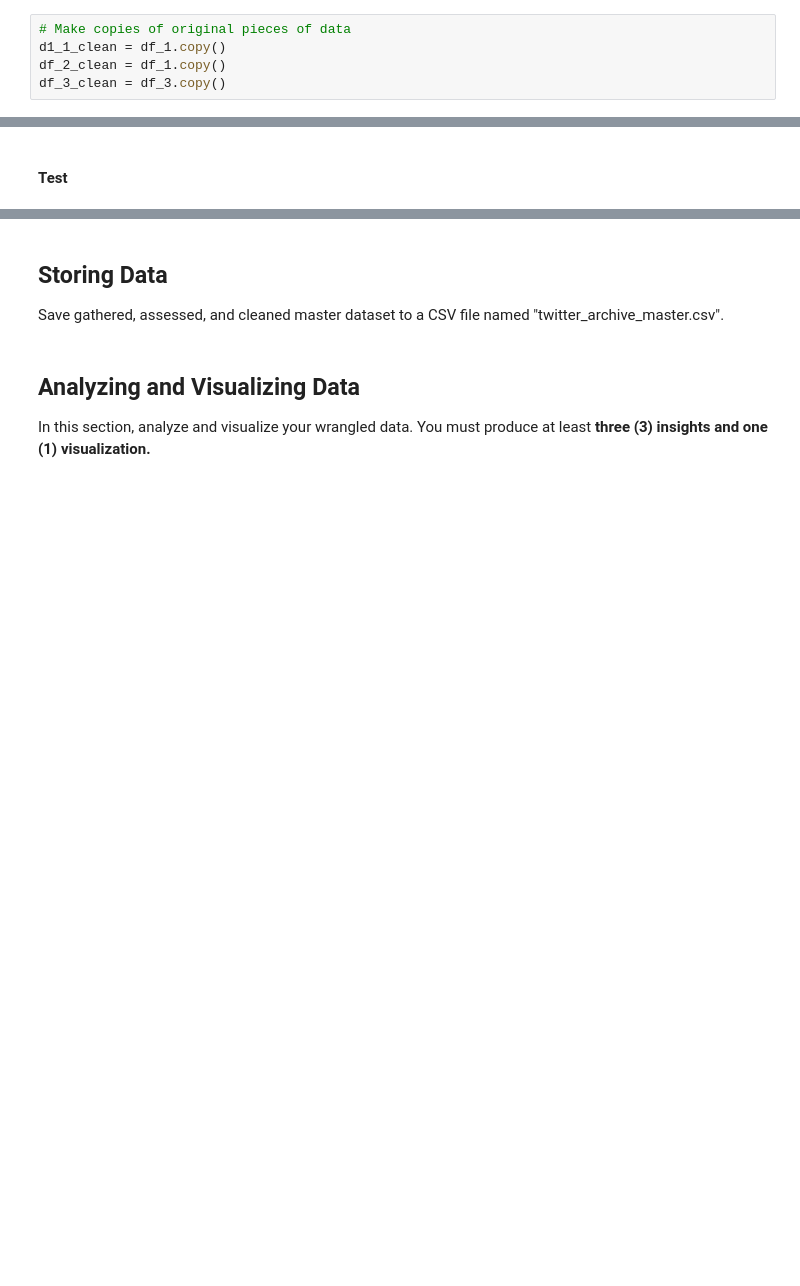
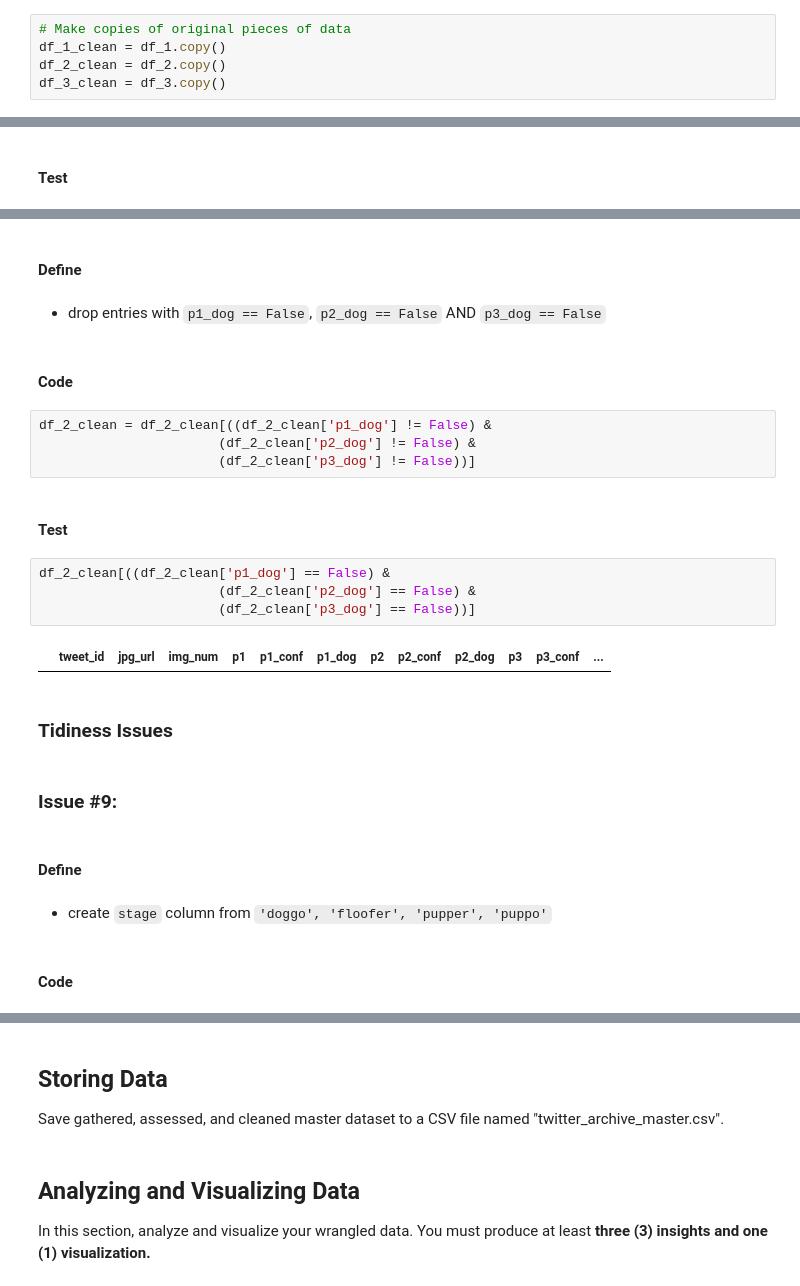
Before and after one commit to Reganmatics/Udacity_WeRateDogs_project, a Jupyter notebook: wrangle_act.ipynb, the cells around one changed output, grey strips where cells are left out. Saved outputs shown, nothing was run; the diff lists cells and outputs as text; blank space fills up the shorter version.

```diff
--- a/wrangle_act.ipynb
+++ b/wrangle_act.ipynb
@@ -423,6 +455,6 @@ In this section, clean **all** of the issues you documented while assessing.
 **Note:** Make a copy of the original data before cleaning. Cleaning includes merging individual pieces of data according to the rules of [tidy data](https://cran.r-project.org/web/packages/tidyr/vignettes/tidy-data.html). The result should be a high-quality and tidy master pandas DataFrame (or DataFrames, if appropriate).
 # %%
 # Make copies of original pieces of data
-d1_1_clean = df_1.copy()
-df_2_clean = df_1.copy()
+df_1_clean = df_1.copy()
+df_2_clean = df_2.copy()
 df_3_clean = df_3.copy()
@@ -444,0 +652,28 @@ df_3_clean = df_3.copy()
+# %% [markdown]
+#### Define
+# %% [markdown]
+- drop entries with `p1_dog == False`, `p2_dog == False` AND `p3_dog == False`
+# %% [markdown]
+#### Code
+# %%
+df_2_clean = df_2_clean[((df_2_clean['p1_dog'] != False) &
+                       (df_2_clean['p2_dog'] != False) &
+                       (df_2_clean['p3_dog'] != False))]
+# %% [markdown]
+#### Test
+# %%
+df_2_clean[((df_2_clean['p1_dog'] == False) &
+                       (df_2_clean['p2_dog'] == False) &
+                       (df_2_clean['p3_dog'] == False))]
+# %% [output]
+|  | tweet_id | jpg_url | img_num | p1 | p1_conf | p1_dog | p2 | p2_conf | p2_dog | p3 | p3_conf | ... |
+# %% [markdown]
+### Tidiness Issues
+# %% [markdown]
+### Issue #9:
+# %% [markdown]
+#### Define
+# %% [markdown]
+- create `stage` column from `'doggo', 'floofer', 'pupper', 'puppo'`
+# %% [markdown]
+#### Code
```
Also changed, not shown: parts of 63 cells of this notebook, 1 other file.
